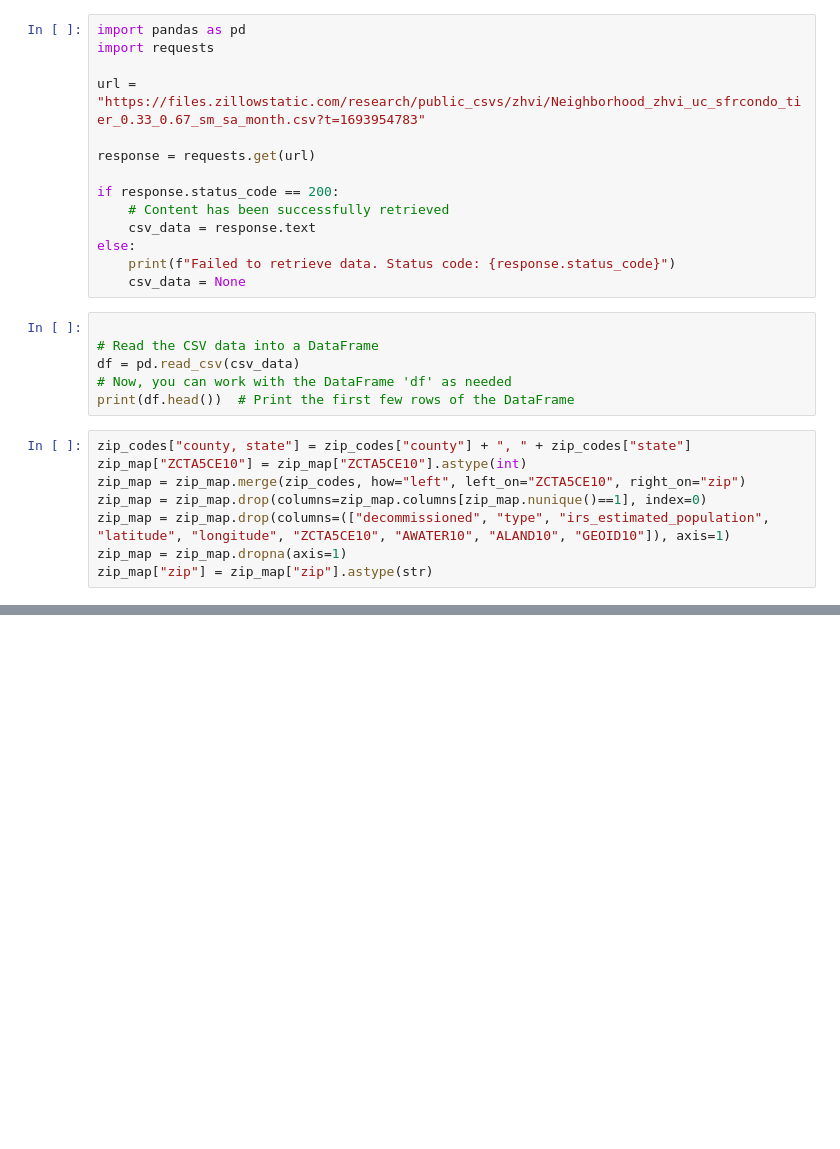
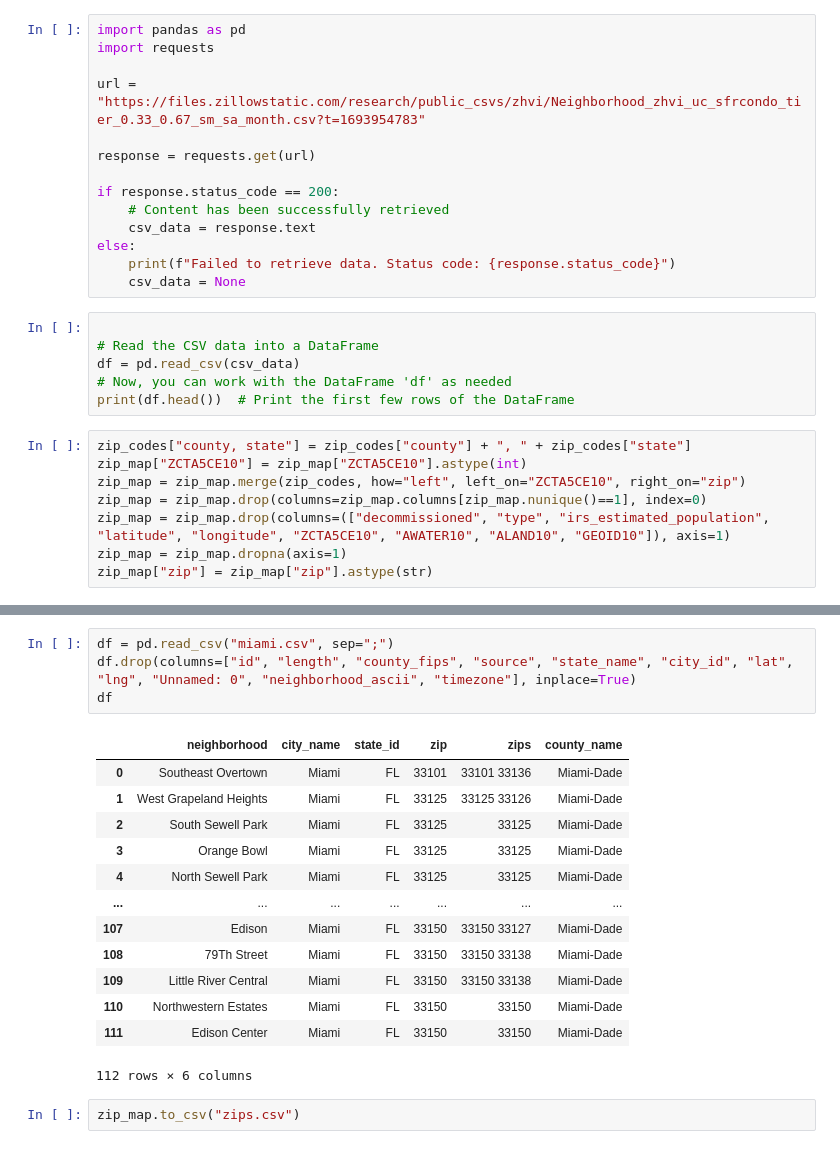
Before and after one commit to DeiviGT1/arc-is, a Jupyter notebook: hola.ipynb, the cells around one changed output, grey strips where cells are left out. Drawn from its saved outputs; the diff is of its cells as text; blank space fills up the shorter version.

```diff
--- a/hola.ipynb
+++ b/hola.ipynb
@@ -166,0 +111,20 @@ neighborhood_map.sort_values(by="length", ascending=False)
+# %%
+df = pd.read_csv("miami.csv", sep=";")
+df.drop(columns=["id", "length", "county_fips", "source", "state_name", "city_id", "lat", "lng", "Unnamed: 0", "neighborhood_ascii", "timezone"], inplace=True)
+df
+# %% [output]
+|  | neighborhood | city_name | state_id | zip | zips | county_name |
+| 0 | Southeast Overtown | Miami | FL | 33101 | 33101 33136 | Miami-Dade |
+| 1 | West Grapeland Heights | Miami | FL | 33125 | 33125 33126 | Miami-Dade |
+| 2 | South Sewell Park | Miami | FL | 33125 | 33125 | Miami-Dade |
+| 3 | Orange Bowl | Miami | FL | 33125 | 33125 | Miami-Dade |
+| 4 | North Sewell Park | Miami | FL | 33125 | 33125 | Miami-Dade |
+| ... | ... | ... | ... | ... | ... | ... |
+| 107 | Edison | Miami | FL | 33150 | 33150 33127 | Miami-Dade |
+| 108 | 79Th Street | Miami | FL | 33150 | 33150 33138 | Miami-Dade |
+| 109 | Little River Central | Miami | FL | 33150 | 33150 33138 | Miami-Dade |
+| 110 | Northwestern Estates | Miami | FL | 33150 | 33150 | Miami-Dade |
+| 111 | Edison Center | Miami | FL | 33150 | 33150 | Miami-Dade |
+112 rows × 6 columns
+# %%
+zip_map.to_csv("zips.csv")
```
Also changed, not shown: parts of 13 cells of this notebook, 2 other files.
